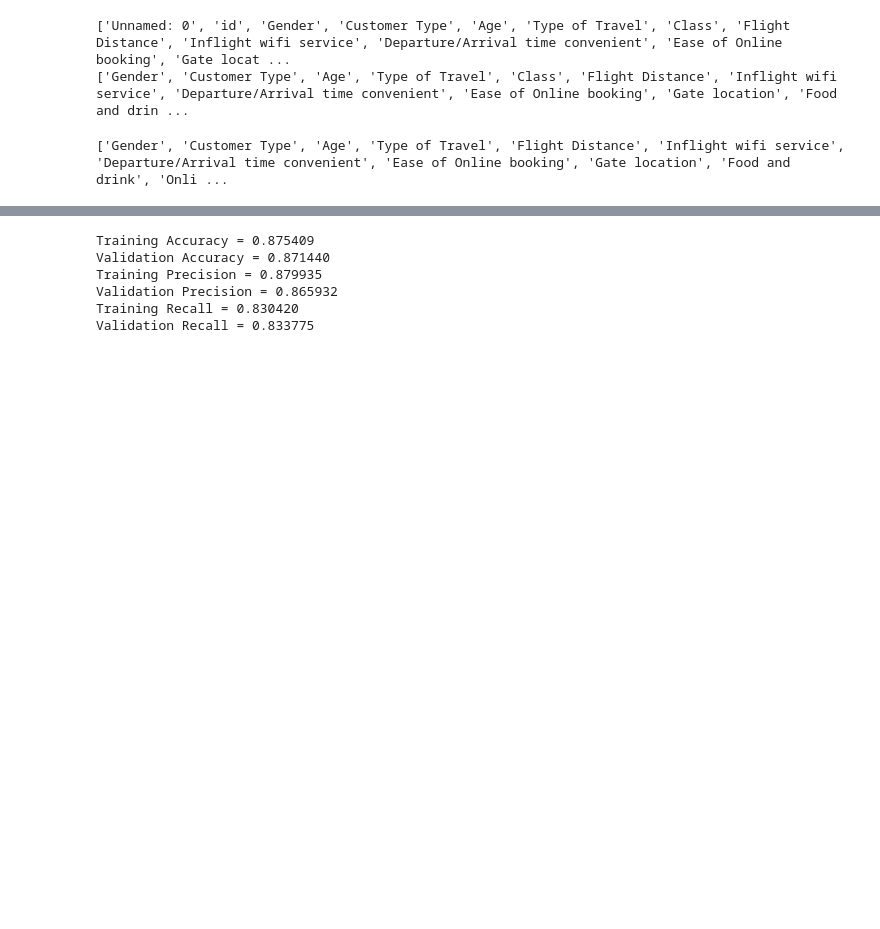
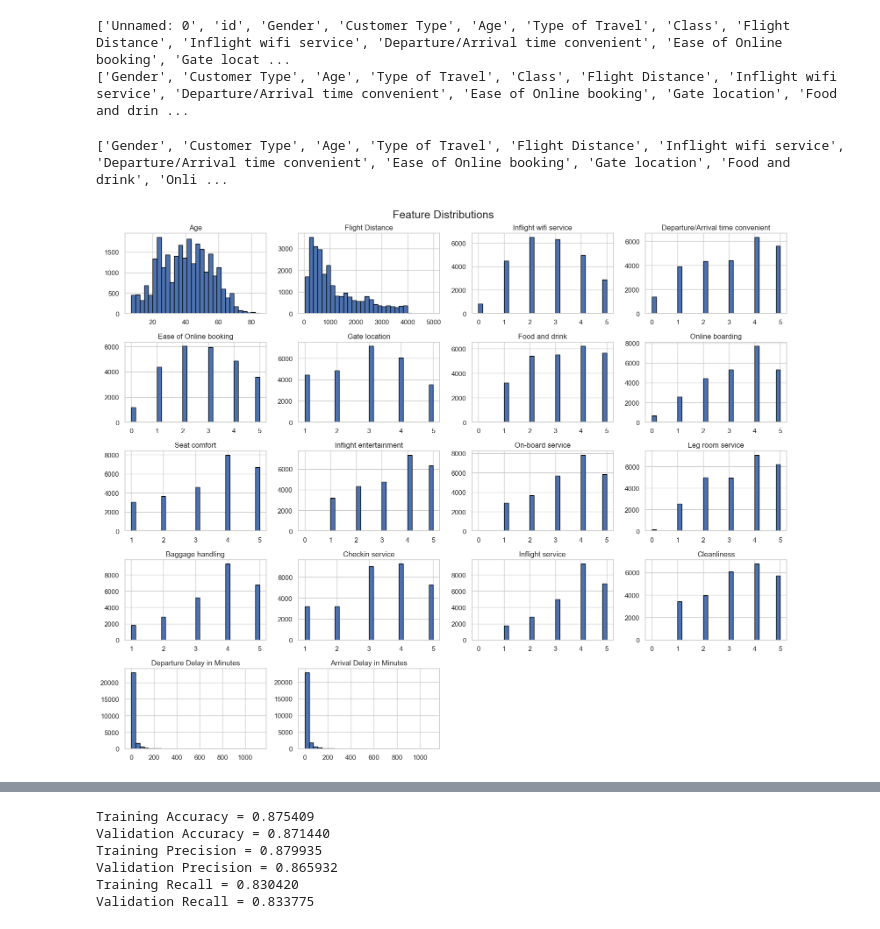
Before and after one commit to paripatel55/ML_Project, a Jupyter notebook: test.ipynb, the cells around one changed output, grey strips where cells are left out. Drawn from its saved outputs; the diff is of its cells as text; code cells hidden in the pictures; blank space fills up the shorter version.

```diff
--- a/test.ipynb
+++ b/test.ipynb
@@ -99,3 +99,43 @@ features = X.columns.to_list()
 print(features)
 # %% [output]
 ['Gender', 'Customer Type', 'Age', 'Type of Travel', 'Flight Distance', 'Inflight wifi service', 'Departure/Arrival time convenient', 'Ease of Online booking', 'Gate location', 'Food and drink', 'Onli ...
+# %%
+#unsuprivised analysis
+#plot individual features to understand distribution (using histograms)
+import pandas as pd
+import matplotlib.pyplot as plt
+import seaborn as sns
+
+numeric_features = [
+    "Age",
+    "Flight Distance",
+    "Inflight wifi service",
+    "Departure/Arrival time convenient",
+    "Ease of Online booking",
+    "Gate location",
+    "Food and drink",
+    "Online boarding",
+    "Seat comfort",
+    "Inflight entertainment",
+    "On-board service",
+    "Leg room service",
+    "Baggage handling",
+    "Checkin service",
+    "Inflight service",
+    "Cleanliness",
+    "Departure Delay in Minutes",
+    "Arrival Delay in Minutes"
+]
+
+# plot histograms
+df_new[numeric_features].hist(
+    bins=30,
+    figsize=(16, 13),
+    edgecolor='black'
+)
+
+plt.suptitle("Feature Distributions", fontsize=18)
+plt.tight_layout()
+plt.show()
+# %% [output]
+[figure, added]
```
Also changed, not shown: parts of 16 cells of this notebook.
